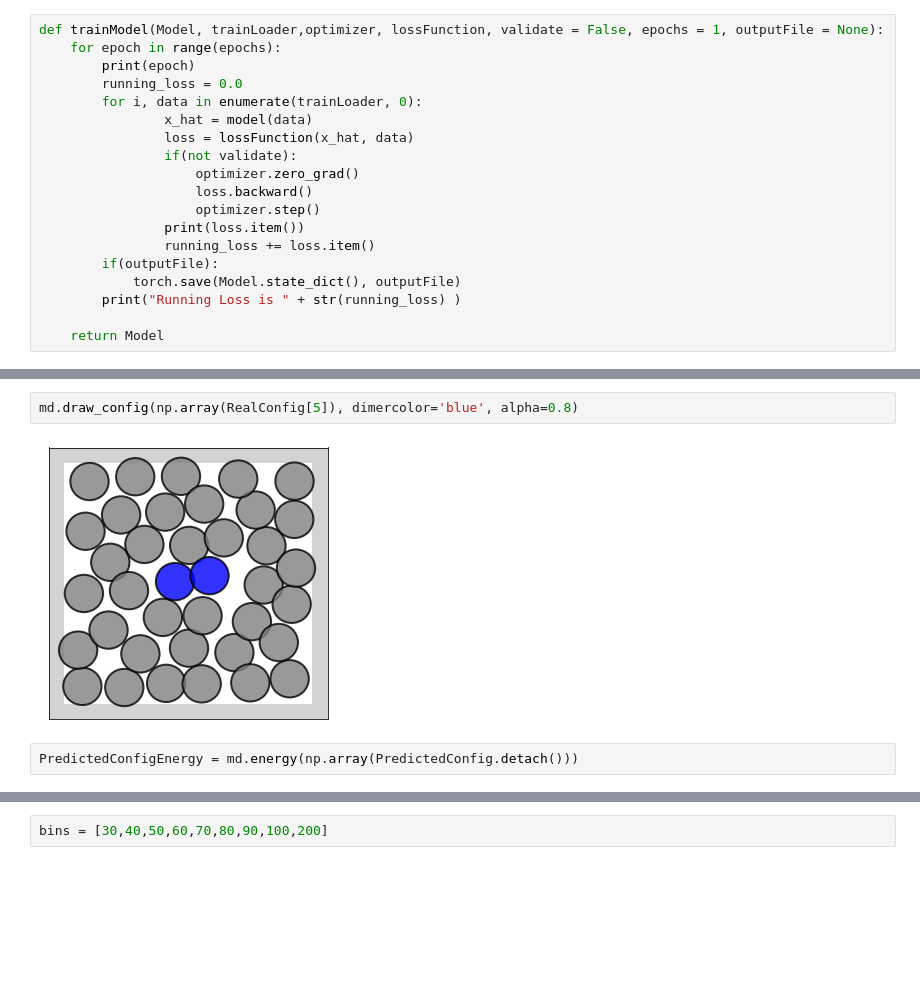
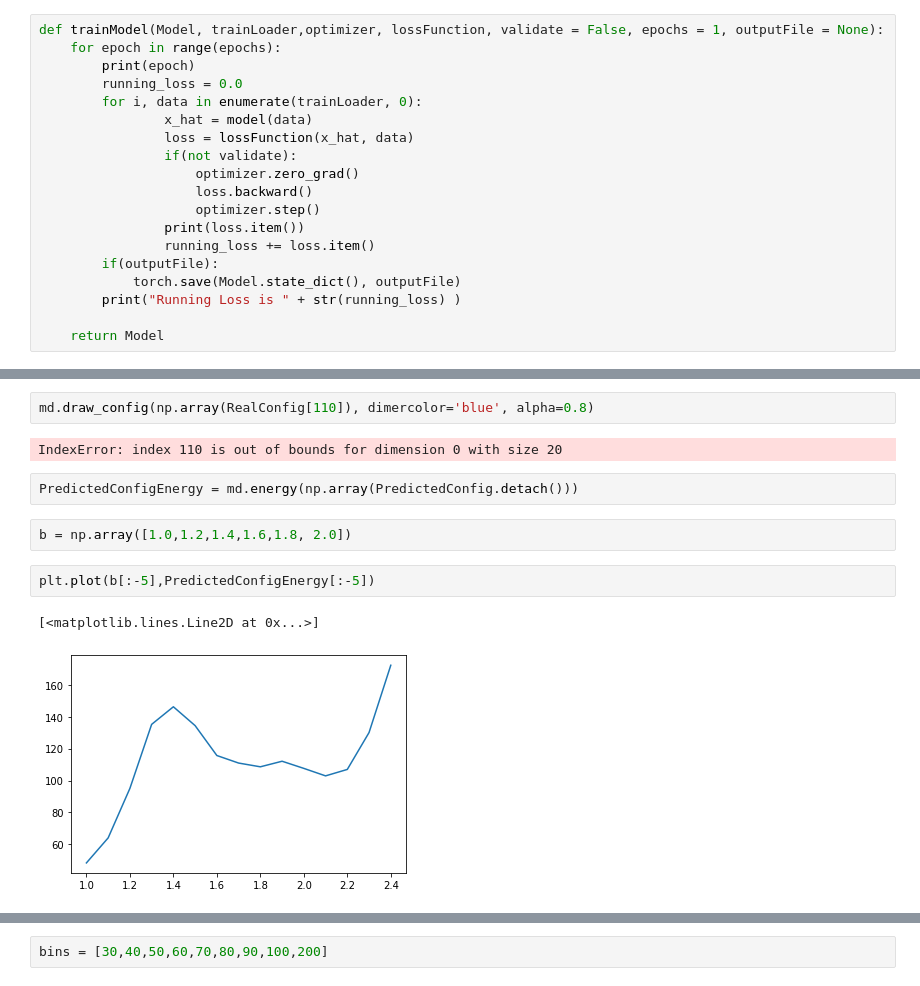
Before and after one commit to mohit2909/Boltzman_Generators, a Jupyter notebook: notebooks/RNADELoader.ipynb, the cells around one changed output, grey strips where cells are left out. Saved outputs shown, nothing was run; the diff lists cells and outputs as text; blank space fills up the shorter version.

```diff
--- a/notebooks/RNADELoader.ipynb
+++ b/notebooks/RNADELoader.ipynb
@@ -189,6 +367,13 @@ md.draw_config(PredictedConfig[5], dimercolor='blue', alpha=0.8)
 # %%
-md.draw_config(np.array(RealConfig[5]), dimercolor='blue', alpha=0.8)
+md.draw_config(np.array(RealConfig[110]), dimercolor='blue', alpha=0.8)
 # %% [output]
-[figure, removed]
+IndexError: index 110 is out of bounds for dimension 0 with size 20
 # %%
 PredictedConfigEnergy = md.energy(np.array(PredictedConfig.detach()))
+# %%
+b = np.array([1.0,1.2,1.4,1.6,1.8, 2.0])
+# %%
+plt.plot(b[:-5],PredictedConfigEnergy[:-5])
+# %% [output]
+[<matplotlib.lines.Line2D at 0x...>]
+[figure, added]
```
Also changed, not shown: parts of 21 cells of this notebook, 8 other files.
